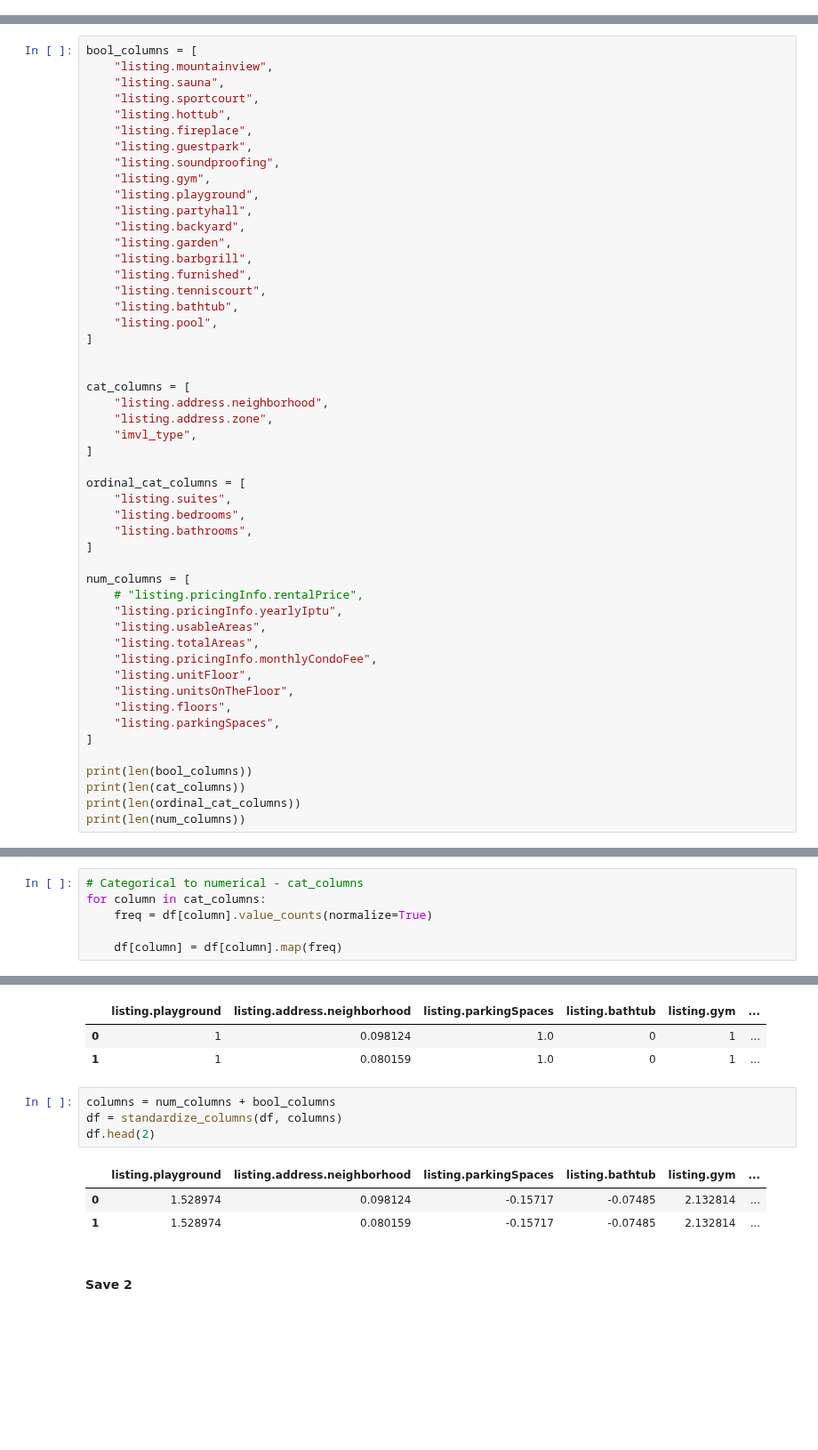
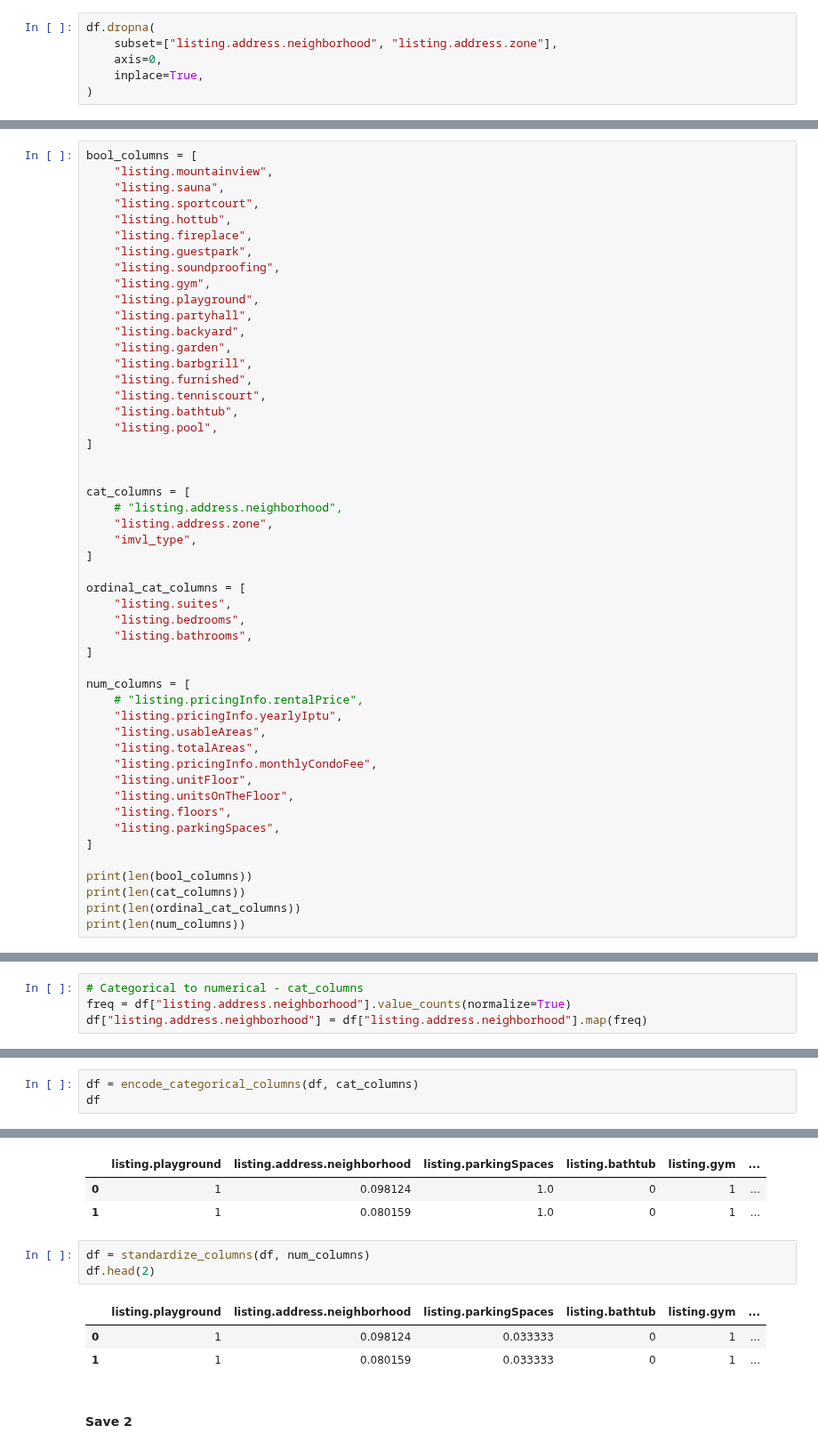
Before and after one commit to caiocmb7/MachineLearning-DS, a Jupyter notebook: ICD/Trabalho1/project.ipynb, the cells around one changed output, grey strips where cells are left out. Shown at 89% size. Saved outputs shown, nothing was run; the diff lists cells and outputs as text; blank space fills up the shorter version.

```diff
--- a/ICD/Trabalho1/project.ipynb
+++ b/ICD/Trabalho1/project.ipynb
@@ -837,6 +858,12 @@ listing.sportcourt                     0
 listing.unitsOnTheFloor                0
 listing.suites                         0
 dtype: int64
+# %%
+df.dropna(
+    subset=["listing.address.neighborhood", "listing.address.zone"],
+    axis=0,
+    inplace=True,
+)
 # %%
 plt.subplots(figsize=(20, 10))
 # sns.heatmap(df.corr(), cmap="RdBu", cbar=True, annot=True)
@@ -894,7 +921,7 @@ bool_columns = [
 
 
 cat_columns = [
-    "listing.address.neighborhood",
+    # "listing.address.neighborhood",
     "listing.address.zone",
     "imvl_type",
 ]
@@ -959,7 +1026,5 @@ Parque Anchieta               1
 Name: listing.address.neighborhood, Length: 139, dtype: int64
 # %%
 # Categorical to numerical - cat_columns
-for column in cat_columns:
-    freq = df[column].value_counts(normalize=True)
-
-    df[column] = df[column].map(freq)
+freq = df["listing.address.neighborhood"].value_counts(normalize=True)
+df["listing.address.neighborhood"] = df["listing.address.neighborhood"].map(freq)
@@ -981,0 +1031,3 @@ df[cat_columns]
+# %%
+df = encode_categorical_columns(df, cat_columns)
+df
@@ -1037,13 +1094,12 @@ df.head(2)
 | 0 | 1 | 0.098124 | 1.0 | 0 | 1 | ... |
 | 1 | 1 | 0.080159 | 1.0 | 0 | 1 | ... |
 # %%
-columns = num_columns + bool_columns
-df = standardize_columns(df, columns)
+df = standardize_columns(df, num_columns)
 df.head(2)
 # %% [output]
 |  | listing.playground | listing.address.neighborhood | listing.parkingSpaces | listing.bathtub | listing.gym | ... |
-| 0 | 1.528974 | 0.098124 | -0.15717 | -0.07485 | 2.132814 | ... |
-| 1 | 1.528974 | 0.080159 | -0.15717 | -0.07485 | 2.132814 | ... |
+| 0 | 1 | 0.098124 | 0.033333 | 0 | 1 | ... |
+| 1 | 1 | 0.080159 | 0.033333 | 0 | 1 | ... |
 # %% [markdown]
 #### Save 2
 # %%
```
Also changed, not shown: parts of 31 cells of this notebook, 1 other file.
